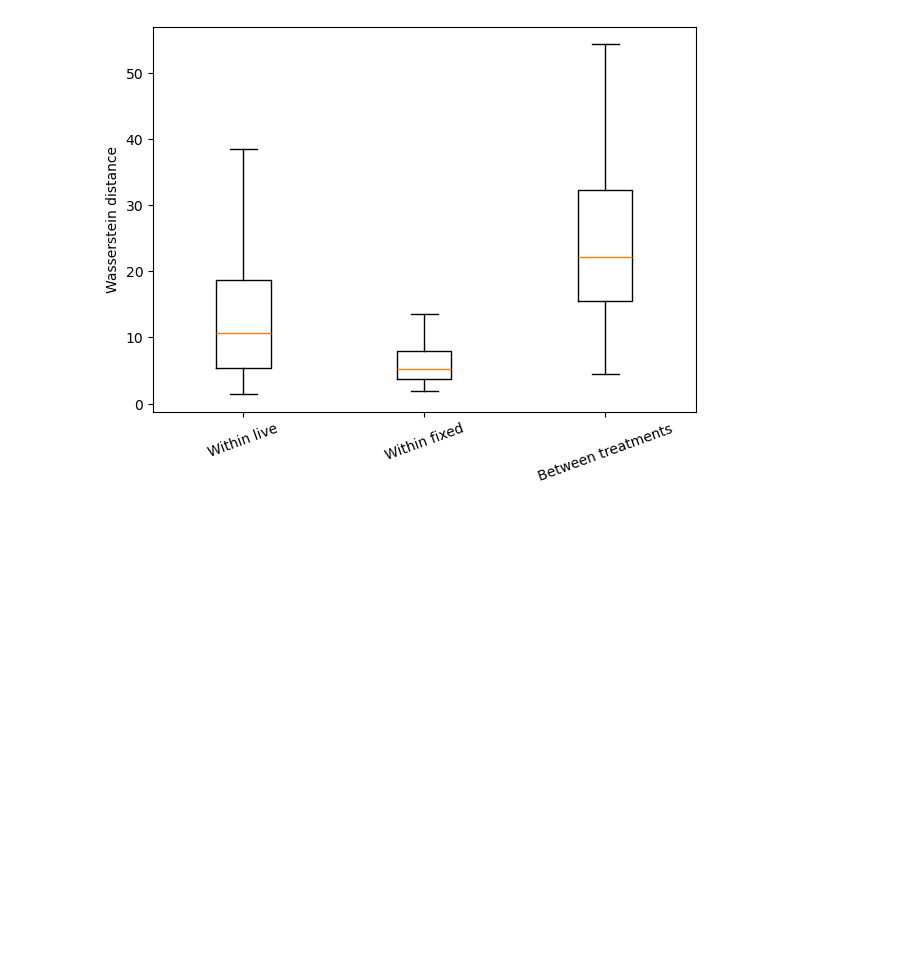
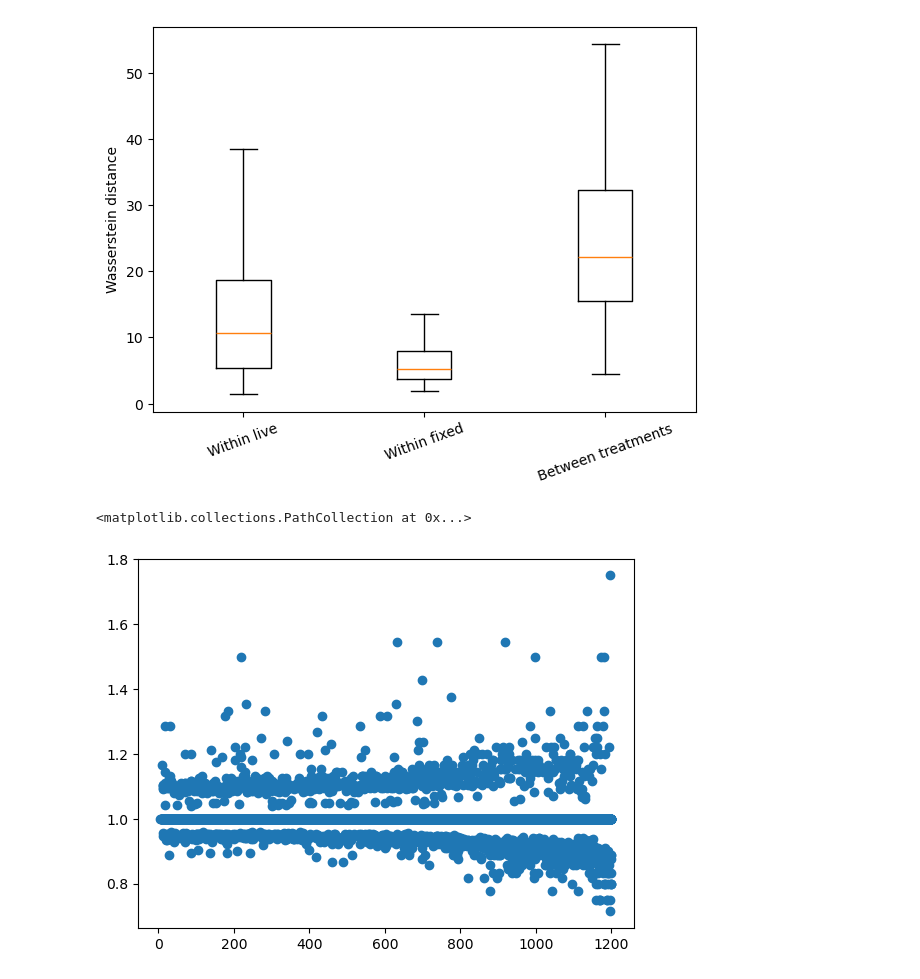
Before and after one commit to michaelstaiger/IFCBParticleSize, a Jupyter notebook: EmpyricalAnalysis/Notebooks/FixedAlexCultureAnalysis.ipynb, the cells around one changed output. Cells and saved outputs as stored; diff of their text form; code cells hidden in the pictures; blank space fills up the shorter version.

```diff
--- a/EmpyricalAnalysis/Notebooks/FixedAlexCultureAnalysis.ipynb
+++ b/EmpyricalAnalysis/Notebooks/FixedAlexCultureAnalysis.ipynb
@@ -365,3 +365,24 @@ plt.xticks(rotation=20)
 plt.show()
 # %% [output]
 [figure]
+# %%
+### Looking at ROI numbner over time
+import numpy as np
+time_grid = np.linspace(0, 1200, 12001)  # 1200 time points from 0 to 1200 seconds
+average_roi_number = []
+for i in range(12000):
+    start_time = time_grid[i]
+    end_time = time_grid[i+1]
+    time_df = fixed_df[(fixed_df["RunTime"] >= start_time) & (fixed_df["RunTime"] < end_time)]
+    average_roi_number.append(time_df["RoiType"].mean())
+
+roi_df = pd.DataFrame({
+    "time": time_grid[:-1],
+    "average_roi_number": average_roi_number
+})
+# %%
+import matplotlib.pyplot as plt
+plt.scatter(roi_df["time"], roi_df["average_roi_number"])
+# %% [output]
+<matplotlib.collections.PathCollection at 0x...>
+[figure, added]
```
Also changed, not shown: parts of 2 cells of this notebook, 5 other files.
